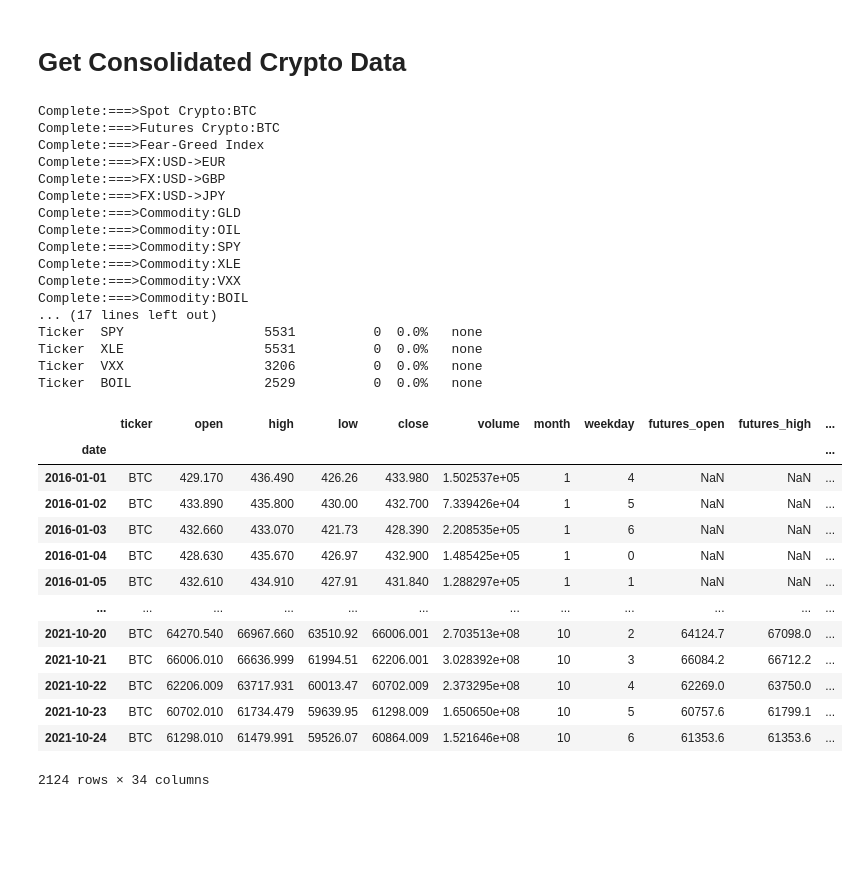
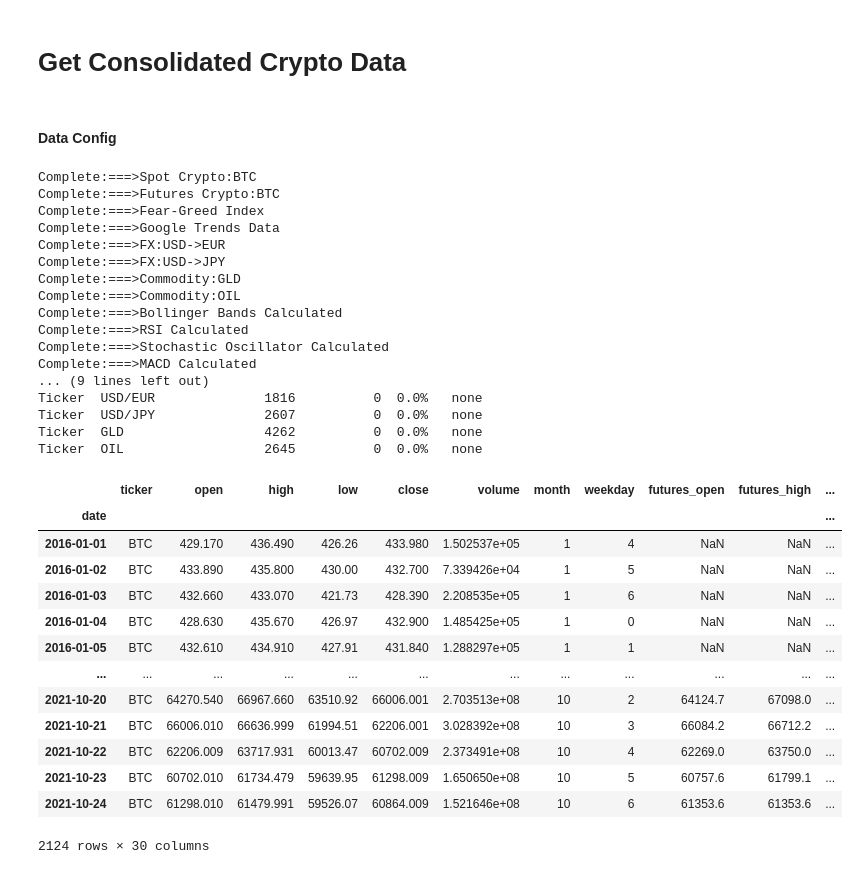
Before and after one commit to kconstable/crypto-ensemble-model-predictions, a Jupyter notebook: btc_get_data.ipynb, the cells around one changed output. Saved outputs shown, nothing was run; the diff lists cells and outputs as text; code cells hidden in the pictures; blank space fills up the shorter version.

Commit message:
Consolidated Data Feed + added economic indicators + added google trends + updated the config structure + moved sentiment analysis to a separate notebook

```diff
--- a/btc_get_data.ipynb
+++ b/btc_get_data.ipynb
@@ -135,7 +135,7 @@ def get_economic_indicators(funct,key,interval=None,maturity=None,throttle=0):
   # interpolate using the time index
   if missing >0:
     df.value.interpolate(method='time',inplace=True)
-    action = 'interpolate'
+    action = 'interpolate-missing'
   else:
     action = 'none'
 
@@ -309,7 +309,12 @@ def calc_stoch_ossilator(df,window=14,feature = 'close'):
 # %%
 def get_crypto_spot(ticker,from_,to_,interval='1d'):
   """
-  Get crypto spot rates from gate.io
+  Get crypto spot rates from gate.io. Returns a dataframe of prices by date
+  Params:
+    ticker: crypto symbol
+    from_: date from
+    to_  : date to
+    interval: 1d
   """
   # convert to unixtimestamp
   f = int(time.mktime(time.strptime(from_, "%Y-%m-%d")))
@@ -348,7 +353,13 @@ def get_crypto_spot(ticker,from_,to_,interval='1d'):
 def get_crypto_spots(ticker,from_,to_,interval='1d'):
   """
   Make multiple requests to gate.io to get crypto prices (max 1,000 per request)
-  This function breaks the request into multiple requests and consolidates if needed
+  This function breaks the date range into multiple requests and consolidates
+  if needed
+  Params:
+    ticker: crypto symbol
+    from_ : date from as string
+    to_   : date to as string
+    interval: 1 day
 
   https://www.gate.io/docs/developers/apiv4/en/#get-futures-candlesticks
   """
@@ -364,13 +375,16 @@ def get_crypto_spots(ticker,from_,to_,interval='1d'):
   # split into multiple requests if needed
   if num_requests >1:
     for i,req in enumerate(range(delta.days//999)):
-      # first date range
+      # first date range, create the first df
       if i ==0:
+        # must adjust dates beween datetime objects
+        # and strings for processing
         start = date(from_.year,from_.month,from_.day)
         end = start+timedelta(days=999)
         start_str = str(start)
         end_str = str(date(end.year,end.month,end.day))
 
+        # request data
         df = get_crypto_spot(ticker,start_str,end_str,interval)
 
       else: #append to existing df
@@ -379,6 +393,7 @@ def get_crypto_spots(ticker,from_,to_,interval='1d'):
         start_str = str(date(start.year,start.month,start.day))
         end_str = str(date(end.year,end.month,end.day))
 
+        # make request, append results to df
         df_tmp = get_crypto_spot(ticker,start_str,end_str,interval)
         df = pd.concat([df,df_tmp])
 
@@ -387,11 +402,12 @@ def get_crypto_spots(ticker,from_,to_,interval='1d'):
     start_str = str(date(start.year,start.month,start.day))
     end_str = str(date(to_.year,to_.month,to_.day))
 
+    # make request, append data to df
     df_tmp = get_crypto_spot(ticker,start_str,end_str,interval)
     df = pd.concat([df,df_tmp])
 
   else:
-    # only one request is needed
+    # if only one request is needed (less than 1000 days in range)
     start = str(date(from_.year,from_.month,from_.day))
     end = str(date(to_.year,to_.month,to_.day))
     df = get_crypto_spot(ticker,start,end,interval)
@@ -534,11 +550,11 @@ def get_google_trends(search_terms_list,timeframe ='today 5-y' ):
   # get data over time
   df = pytrends.interest_over_time()
 
-  df.columns = ['value','isPartial']
-  df = df[['value']]
+  df.columns = ['google_trends','isPartial']
+  df = df[['google_trends']]
 
   # Calculate missing data
-  missing = sum(df['value'].isna())
+  missing = sum(df['google_trends'].isna())
   total = df.shape[0]
   missing_pct = round(missing/total*100,2)
 
@@ -833,0 +567,2 @@ config ={'Economic':
+# %% [markdown]
+#### Data Config
@@ -942,37 +834,37 @@ def get_consolidated_data(config,key,from_,to_,interval='1d',throttle=30):
   return dff
 # %%
 
-dff =get_consolidated_data(config,key,'2016-01-01','2021-10-24')
-dff
+dff_tmp =get_consolidated_data(config,key,'2016-01-01','2021-10-24')
+dff_tmp
 # %% [output]
 Complete:===>Spot Crypto:BTC
 Complete:===>Futures Crypto:BTC
 Complete:===>Fear-Greed Index
+Complete:===>Google Trends Data
 Complete:===>FX:USD->EUR
-Complete:===>FX:USD->GBP
 Complete:===>FX:USD->JPY
 Complete:===>Commodity:GLD
 Complete:===>Commodity:OIL
-Complete:===>Commodity:SPY
-Complete:===>Commodity:XLE
-Complete:===>Commodity:VXX
-Complete:===>Commodity:BOIL
-... (17 lines left out)
-Ticker  SPY                  5531          0  0.0%   none
-Ticker  XLE                  5531          0  0.0%   none
-Ticker  VXX                  3206          0  0.0%   none
-Ticker  BOIL                 2529          0  0.0%   none
+Complete:===>Bollinger Bands Calculated
+Complete:===>RSI Calculated
+Complete:===>Stochastic Oscillator Calculated
+Complete:===>MACD Calculated
+... (9 lines left out)
+Ticker  USD/EUR              1816          0  0.0%   none
+Ticker  USD/JPY              2607          0  0.0%   none
+Ticker  GLD                  4262          0  0.0%   none
+Ticker  OIL                  2645          0  0.0%   none
 |  | ticker | open | high | low | close | volume | month | weekday | futures_open | futures_high | ... |
 | date |  |  |  |  |  |  |  |  |  |  | ... |
 | 2016-01-01 | BTC | 429.170 | 436.490 | 426.26 | 433.980 | 1.502537e+05 | 1 | 4 | NaN | NaN | ... |
 | 2016-01-02 | BTC | 433.890 | 435.800 | 430.00 | 432.700 | 7.339426e+04 | 1 | 5 | NaN | NaN | ... |
 | 2016-01-03 | BTC | 432.660 | 433.070 | 421.73 | 428.390 | 2.208535e+05 | 1 | 6 | NaN | NaN | ... |
 | 2016-01-04 | BTC | 428.630 | 435.670 | 426.97 | 432.900 | 1.485425e+05 | 1 | 0 | NaN | NaN | ... |
 | 2016-01-05 | BTC | 432.610 | 434.910 | 427.91 | 431.840 | 1.288297e+05 | 1 | 1 | NaN | NaN | ... |
 | ... | ... | ... | ... | ... | ... | ... | ... | ... | ... | ... | ... |
 | 2021-10-20 | BTC | 64270.540 | 66967.660 | 63510.92 | 66006.001 | 2.703513e+08 | 10 | 2 | 64124.7 | 67098.0 | ... |
 | 2021-10-21 | BTC | 66006.010 | 66636.999 | 61994.51 | 62206.001 | 3.028392e+08 | 10 | 3 | 66084.2 | 66712.2 | ... |
-| 2021-10-22 | BTC | 62206.009 | 63717.931 | 60013.47 | 60702.009 | 2.373295e+08 | 10 | 4 | 62269.0 | 63750.0 | ... |
+| 2021-10-22 | BTC | 62206.009 | 63717.931 | 60013.47 | 60702.009 | 2.373491e+08 | 10 | 4 | 62269.0 | 63750.0 | ... |
 | 2021-10-23 | BTC | 60702.010 | 61734.479 | 59639.95 | 61298.009 | 1.650650e+08 | 10 | 5 | 60757.6 | 61799.1 | ... |
 | 2021-10-24 | BTC | 61298.010 | 61479.991 | 59526.07 | 60864.009 | 1.521646e+08 | 10 | 6 | 61353.6 | 61353.6 | ... |
-2124 rows × 34 columns
+2124 rows × 30 columns
```
Also changed, not shown: parts of 17 cells of this notebook.
